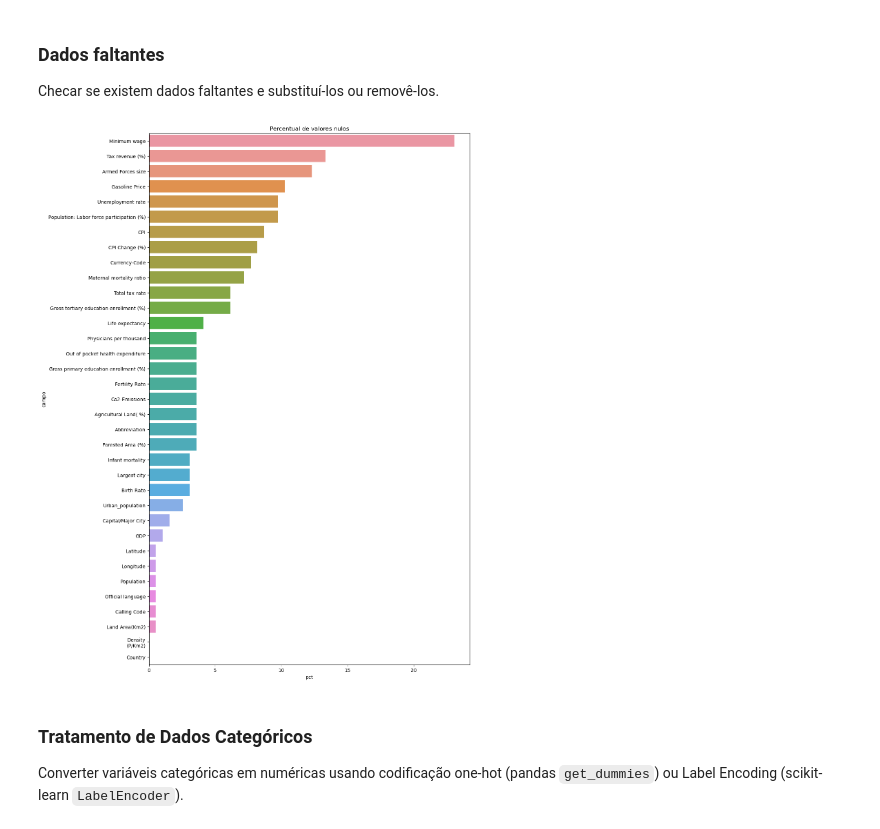
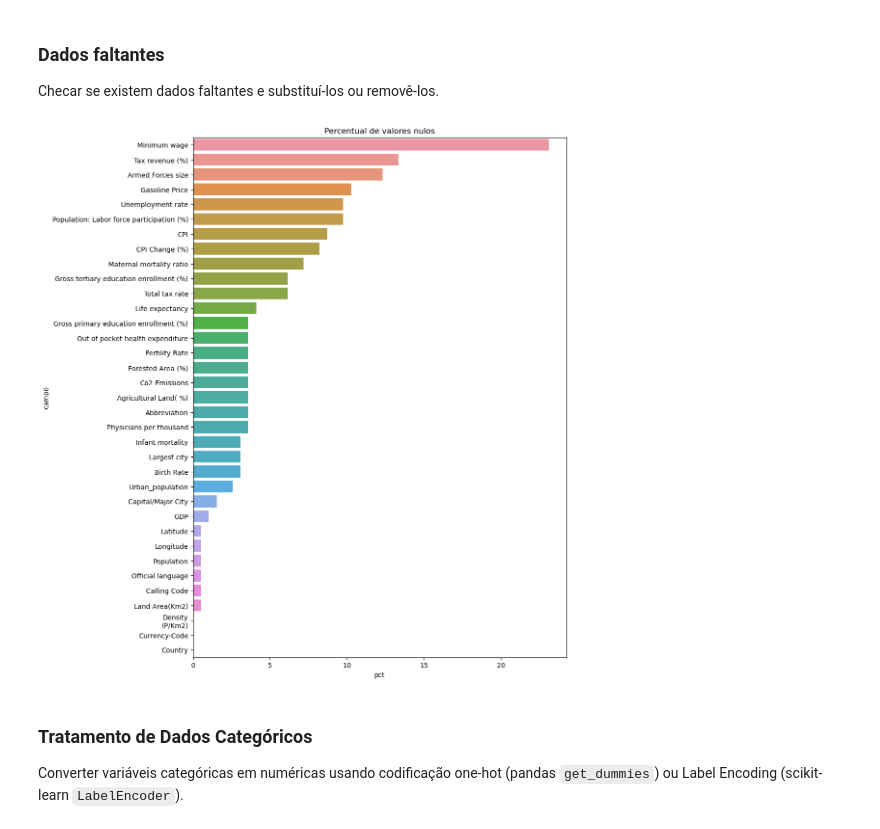
Before and after one commit to pveinberg/Curso_DataScience_Minsait, a Jupyter notebook: Notebooks/Aula03/pre-processamento.ipynb, the cells around one changed output. Cells and saved outputs as stored; diff of their text form; code cells hidden in the pictures.

```diff
--- a/Notebooks/Aula03/pre-processamento.ipynb
+++ b/Notebooks/Aula03/pre-processamento.ipynb
@@ -23,4 +23,25 @@ pd.set_option('display.max_columns', data.shape[1])
 nomes_paises = data['Country']
 linguas = data['Official language']
 
-display(data.sample(10))
+# Preenchimento dos códigos de moedas
+countries = [['The Bahamas', 'BSD'],
+ ['Bhutan', 'BTN'],
+ ['Cambodia', 'KHR'],
+ ['Central African Republic', 'XAF'],
+ ['El Salvador', 'USD'],
+ ['Eswatini', 'SZL'],
+ ['Japan', 'JPY'],
+ ['Lesotho', 'LSL'],
+ ['Liberia', 'LRD'],
+ ['Maldives', 'MVR'],
+ ['Namibia', 'NAD'],
+ ['Netherlands', 'EUR'],
+ ['Palestinian National Authority', 'ILS'],
+ ['Panama', 'PAB'],
+ ['Zimbabwe', 'ZWL']]
+
+# Isolando códigos de moedas
+currencies = [country[1] for country in countries]
+
+# Prenchendo os códigos das moedas faltantes
+data.loc[data['Currency-Code'].isna(), ['Currency-Code']] = currencies
@@ -78,21 +87,21 @@ Checar se existem dados faltantes e substituí-los ou removê-los.
 # %%
 # Conhecer quais e quantos valores faltantes existem
 missing_values = pd.DataFrame({
     'campo': data.isna().sum().index,
     'nan': data.isna().sum().values
 })
 
 missing_values['pct'] = missing_values['nan'] \
     .apply(lambda x : x/data.shape[0]*100)
 
-plt.figure(figsize=(12,20))
+plt.figure(figsize=(10,14))
 sns.barplot(data=missing_values \
         .sort_values(by='pct', ascending=False), \
             y='campo', x='pct')
 
 plt.title('Percentual de valores nulos')
 plt.show()
 # %% [output]
-[figure, old version]
+[figure, new version]
 # %%
 # Exclusão de colunas redundantes
```
Also changed, not shown: parts of 6 cells of this notebook.
